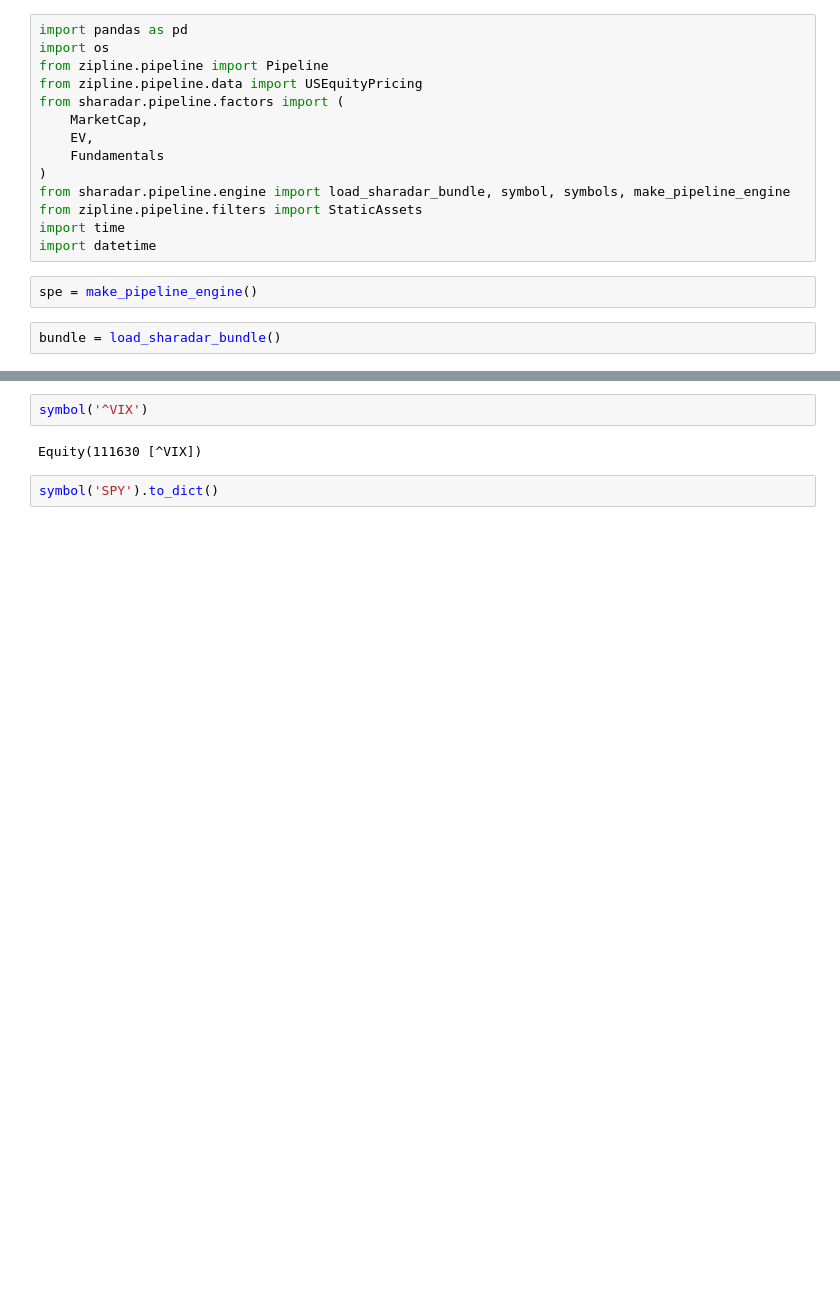
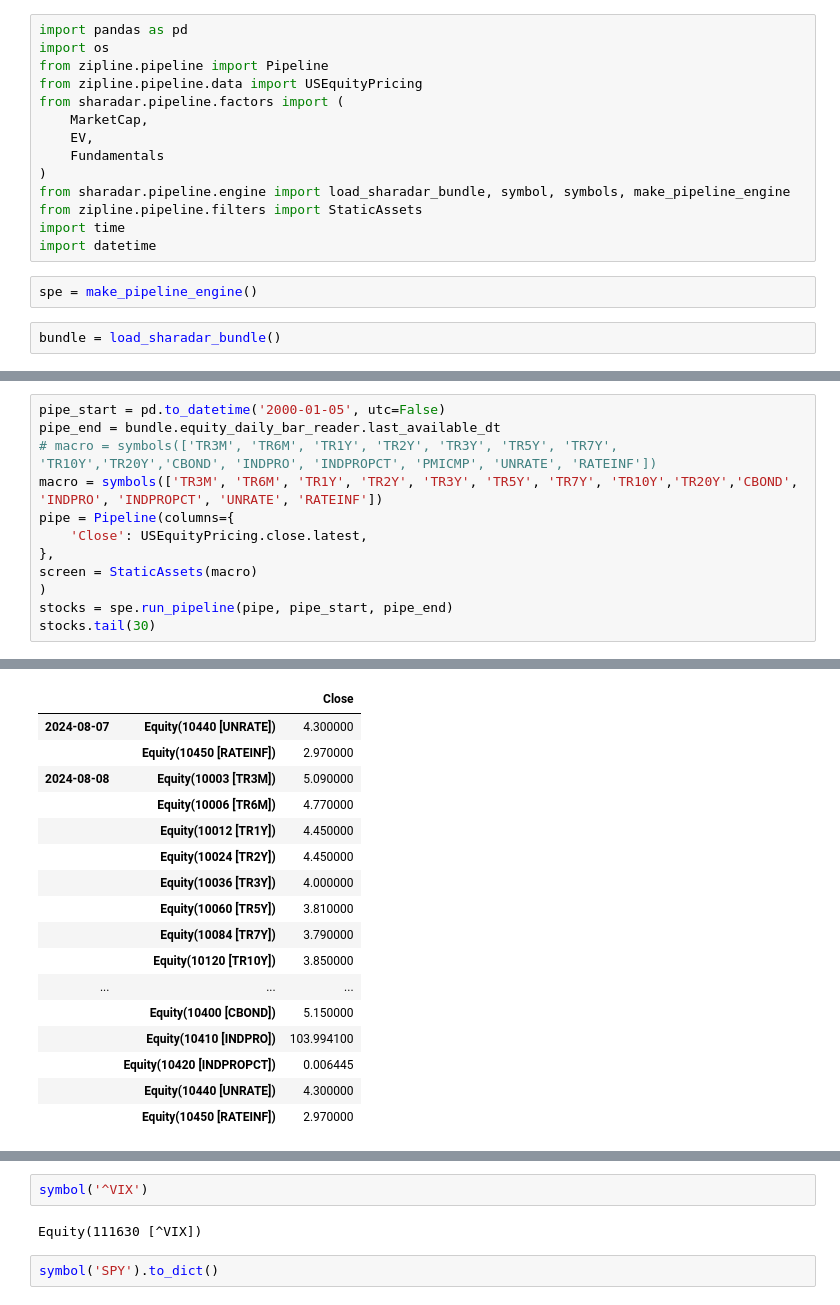
Before and after one commit to Moccazio/sharadar_db_bundle, a Jupyter notebook: notebook/01_basic_pipeline.ipynb, the cells around one changed output, grey strips where cells are left out. Drawn from its saved outputs; the diff is of its cells as text; blank space fills up the shorter version.

```diff
--- a/notebook/01_basic_pipeline.ipynb
+++ b/notebook/01_basic_pipeline.ipynb
@@ -26,0 +27,13 @@ Timestamp('2024-07-09 00:00:00')
+# %%
+pipe_start = pd.to_datetime('2000-01-05', utc=False)
+pipe_end = bundle.equity_daily_bar_reader.last_available_dt
+# macro = symbols(['TR3M', 'TR6M', 'TR1Y', 'TR2Y', 'TR3Y', 'TR5Y', 'TR7Y', 'TR10Y','TR20Y','CBOND', 'INDPRO', 'INDPROPCT', 'PMICMP', 'UNRATE', 'RATEINF'])
+macro = symbols(['TR3M', 'TR6M', 'TR1Y', 'TR2Y', 'TR3Y', 'TR5Y', 'TR7Y', 'TR10Y','TR20Y','CBOND', 'INDPRO', 'INDPROPCT', 'UNRATE', 'RATEINF'])
+pipe = Pipeline(columns={
+    'Close': USEquityPricing.close.latest,
+},
+screen = StaticAssets(macro)
+)
+stocks = spe.run_pipeline(pipe, pipe_start, pipe_end)
+stocks.tail(30)
+# %% [output]
@@ -26,0 +57,17 @@ Timestamp('2024-07-09 00:00:00')
+|  |  | Close |
+| 2024-08-07 | Equity(10440 [UNRATE]) | 4.300000 |
+|  | Equity(10450 [RATEINF]) | 2.970000 |
+| 2024-08-08 | Equity(10003 [TR3M]) | 5.090000 |
+|  | Equity(10006 [TR6M]) | 4.770000 |
+|  | Equity(10012 [TR1Y]) | 4.450000 |
+|  | Equity(10024 [TR2Y]) | 4.450000 |
+|  | Equity(10036 [TR3Y]) | 4.000000 |
+|  | Equity(10060 [TR5Y]) | 3.810000 |
+|  | Equity(10084 [TR7Y]) | 3.790000 |
+|  | Equity(10120 [TR10Y]) | 3.850000 |
+| ... | ... | ... |
+|  | Equity(10400 [CBOND]) | 5.150000 |
+|  | Equity(10410 [INDPRO]) | 103.994100 |
+|  | Equity(10420 [INDPROPCT]) | 0.006445 |
+|  | Equity(10440 [UNRATE]) | 4.300000 |
+|  | Equity(10450 [RATEINF]) | 2.970000 |
```
Also changed, not shown: parts of 13 cells of this notebook.
